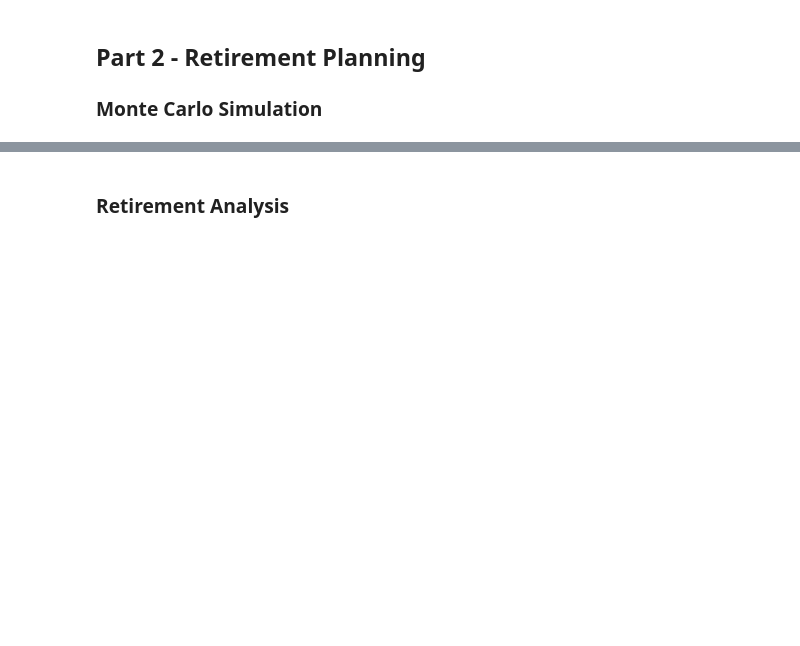
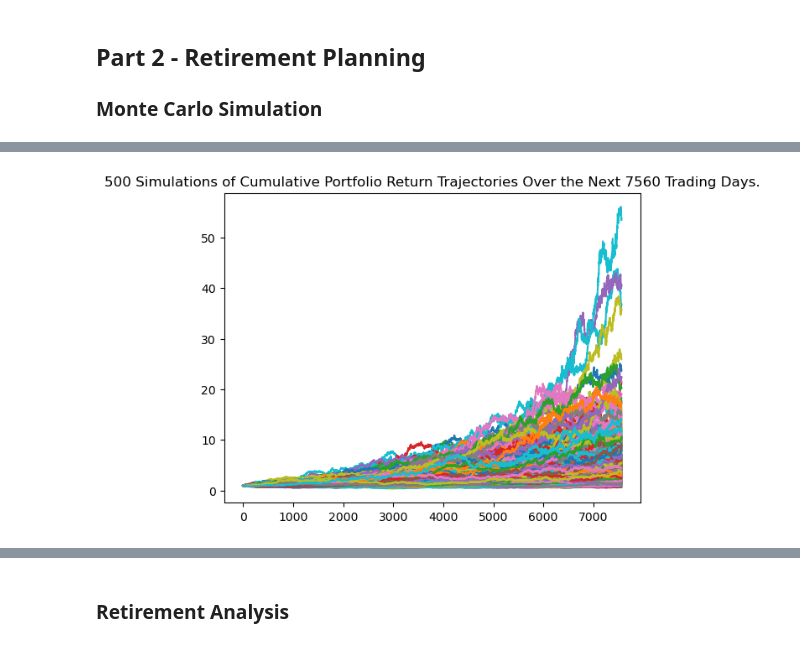
Before and after one commit to MiguelEMB/Fiancial_Planner, a Jupyter notebook: Instructions/Starter_Code/financial-planner.ipynb, the cells around one changed output, grey strips where cells are left out. Drawn from its saved outputs; the diff is of its cells as text; code cells hidden in the pictures; blank space fills up the shorter version.

```diff
--- a/Instructions/Starter_Code/financial-planner.ipynb
+++ b/Instructions/Starter_Code/financial-planner.ipynb
@@ -169,19 +213,31 @@ emergency_fund = monthly_income * 3
 # %%
 # Set start and end dates of five years back from today.
 # Sample results may vary from the solution based on the time frame chosen
-start_date = pd.Timestamp('2016-05-01', tz='America/New_York').isoformat()
-end_date = pd.Timestamp('2021-05-01', tz='America/New_York').isoformat()
+start_date = pd.Timestamp('2018-04-19', tz='America/New_York').isoformat()
+end_date = pd.Timestamp('2023-04-19', tz='America/New_York').isoformat()
 # %%
 # Get 5 years' worth of historical data for SPY and AGG
 # YOUR CODE HERE!
+
+historical_data = api.get_bars(
+    tickers,
+    timeframe,
+    start = start_date,
+    end = end_date
+).df
 
 # Reorganize the DataFrame
 # Separate ticker data
 # YOUR CODE HERE!
 
+spy_historical_data = historical_data[historical_data['symbol'] == 'SPY'].drop('symbol' , axis= 1)
+agg_historical_data = historical_data[historical_data['symbol'] == 'AGG'].drop('symbol' , axis= 1)
+
 
 # Concatenate the ticker DataFrames
 # YOUR CODE HERE!
 
+df_stock_data = pd.concat([spy_historical_data, agg_historical_data], axis =1 , keys = ["SPY", "AGG"], sort= True)
+
 # Display sample data
-df_stock_data.head()
+df_stock_data
@@ -187,0 +260,10 @@ df_stock_data.head()
+# %%
+# Configuring a Monte Carlo simulation to forecast 30 years cumulative returns
+# YOUR CODE HERE!
+
+mc_30_year_simulation = MCSimulation(
+    portfolio_data= df_stock_data,
+    weights= [.60 ,.40],
+    num_simulation= 500,
+    num_trading_days=  252 * 30
+)
@@ -197,6 +306,9 @@ df_stock_data.head()
 # %%
 # Plot simulation outcomes
-# YOUR CODE HERE!
+# YOUR CODE HERE
+line_plot = mc_30_year_simulation.plot_simulation().plot(figsize = (20,20))
+# %% [output]
+[figure, added]
 # %%
 # Plot probability distribution and confidence intervals
 # YOUR CODE HERE!
```
Also changed, not shown: parts of 16 cells of this notebook, 1 other file.
